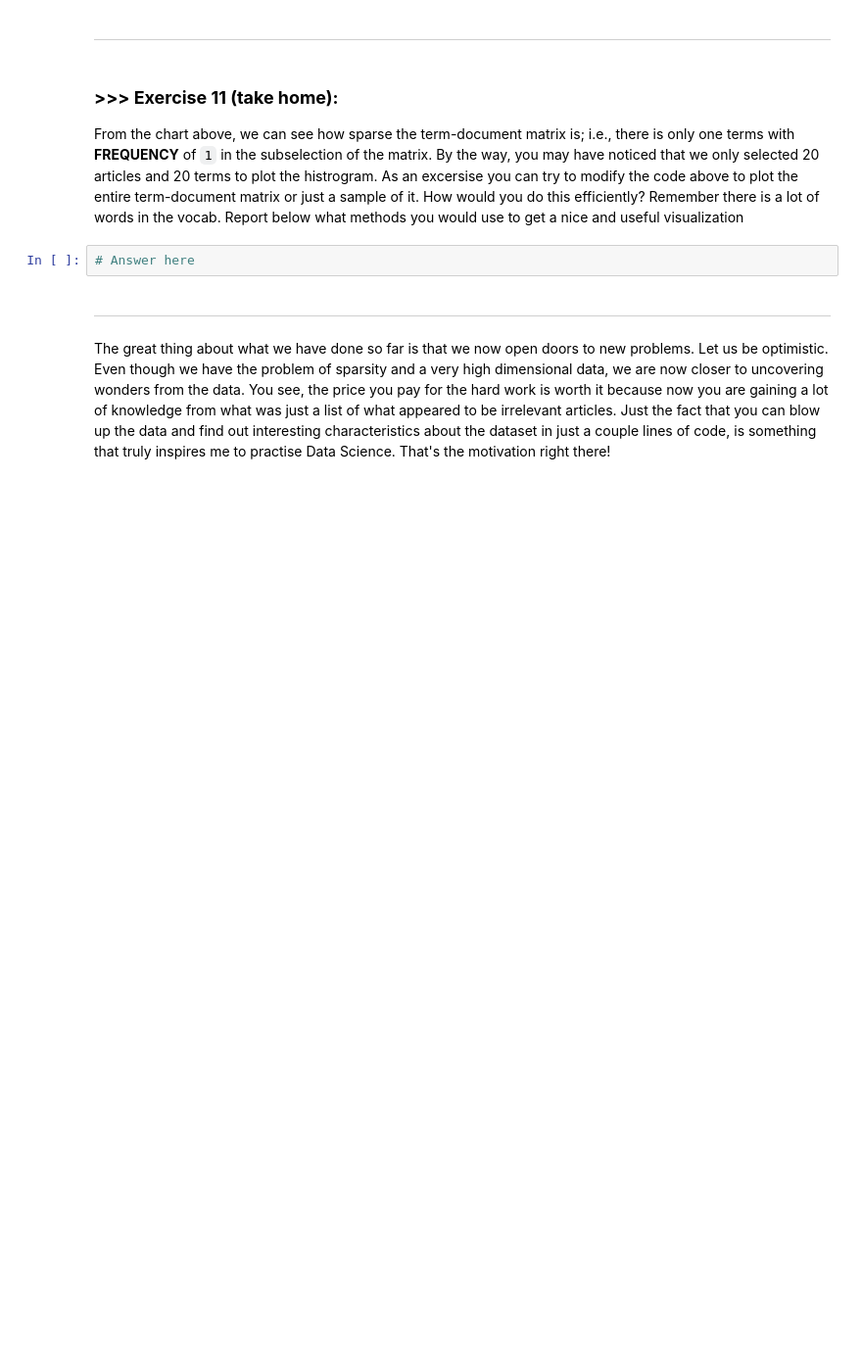
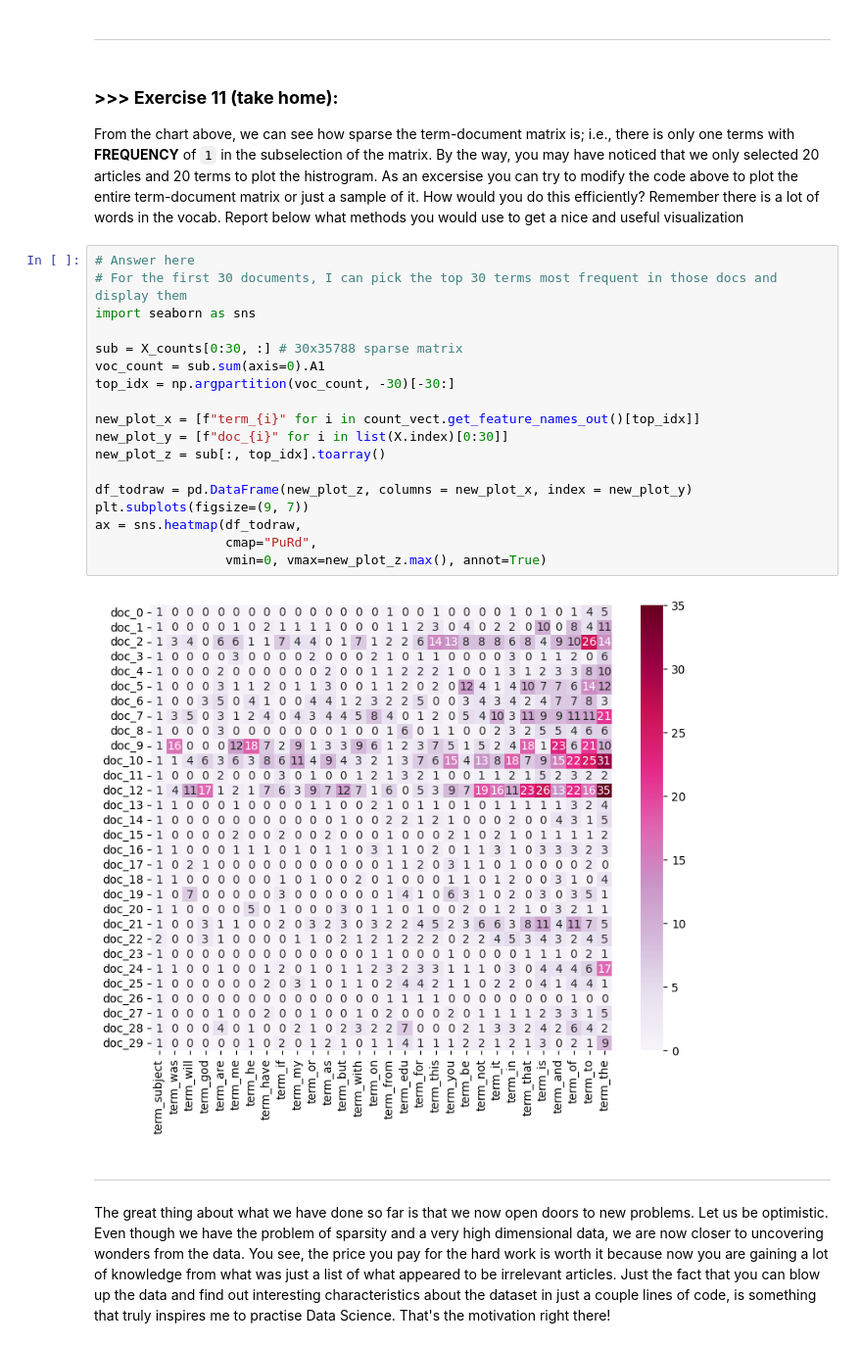
Before and after one commit to chihuan-lin/DM2025-Lab1-Exercise, a Jupyter notebook: DM2025-Lab1-Master.ipynb, the cells around one changed output. Shown at 98% size. Cells and saved outputs as stored; diff of their text form; blank space fills up the shorter version.

```diff
--- a/DM2025-Lab1-Master.ipynb
+++ b/DM2025-Lab1-Master.ipynb
@@ -1034,8 +1102,26 @@ Check out more beautiful color palettes here: https://python-graph-gallery.com/1
 # %% [markdown]
 ### **>>> Exercise 11 (take home):**
 From the chart above, we can see how sparse the term-document matrix is; i.e., there is only one terms with **FREQUENCY** of `1` in the subselection of the matrix. By the way, you may have noticed that we only selected 20 articles and 20 terms to plot the histrogram. As an excersise you can try to modify the code above to plot the entire term-document matrix or just a sample of it. How would you do this efficiently? Remember there is a lot of words in the vocab. Report below what methods you would use to get a nice and useful visualization
-# %%
-# Answer here
+# %%
+# Answer here
+# For the first 30 documents, I can pick the top 30 terms most frequent in those docs and display them
+import seaborn as sns
+
+sub = X_counts[0:30, :] # 30x35788 sparse matrix
+voc_count = sub.sum(axis=0).A1
+top_idx = np.argpartition(voc_count, -30)[-30:]
+
+new_plot_x = [f"term_{i}" for i in count_vect.get_feature_names_out()[top_idx]]
+new_plot_y = [f"doc_{i}" for i in list(X.index)[0:30]]
+new_plot_z = sub[:, top_idx].toarray()
+
+df_todraw = pd.DataFrame(new_plot_z, columns = new_plot_x, index = new_plot_y)
+plt.subplots(figsize=(9, 7))
+ax = sns.heatmap(df_todraw,
+                 cmap="PuRd",
+                 vmin=0, vmax=new_plot_z.max(), annot=True)
+# %% [output]
+[figure, added]
 # %% [markdown]
 ---
 # %% [markdown]
```
Also changed, not shown: parts of 27 cells of this notebook, 1 other file.
